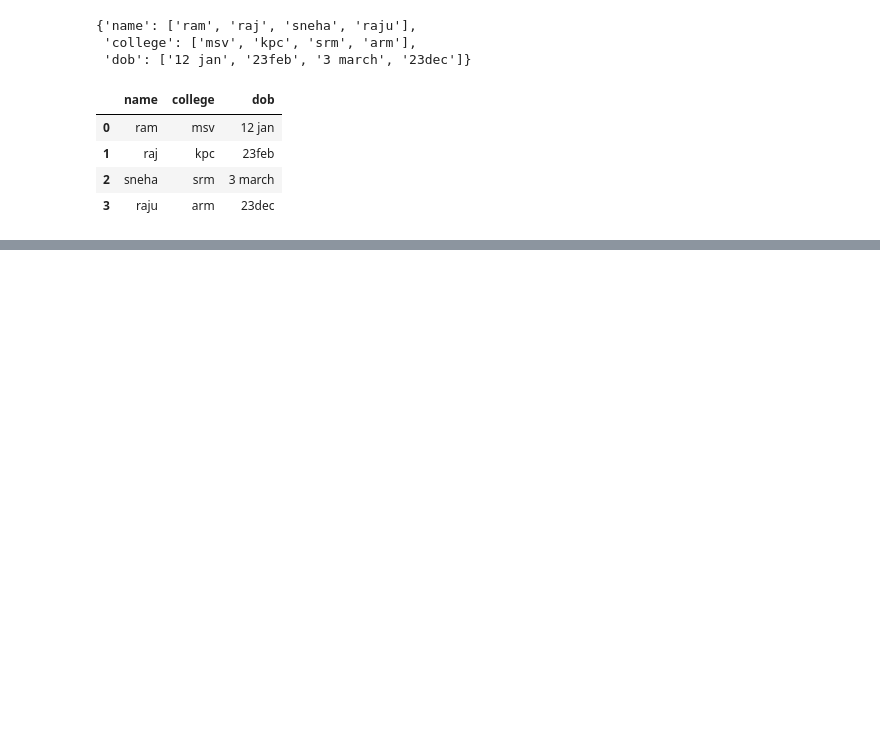
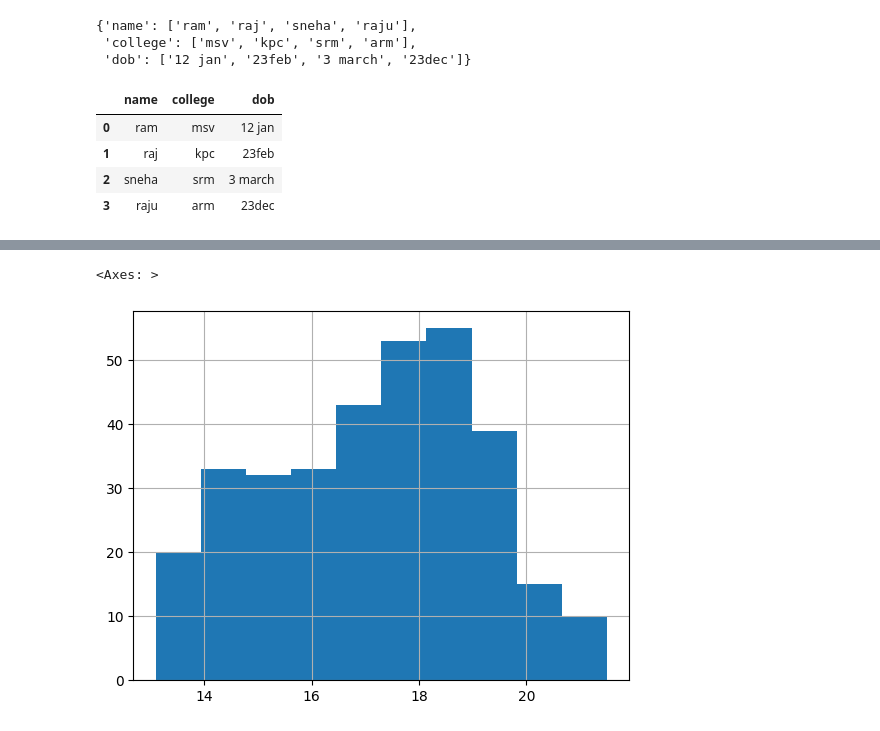
Before and after one commit to Aashutosh-Srivastava/Data-Science-Python, a Jupyter notebook: Data Analytics/pandas.ipynb, the cells around one changed output, grey strips where cells are left out. Cells and saved outputs as stored; diff of their text form; code cells hidden in the pictures; blank space fills up the shorter version.

```diff
--- a/Data Analytics/pandas.ipynb
+++ b/Data Analytics/pandas.ipynb
@@ -148,0 +299,3 @@ sdf
+# %%
+penguins.dropna(inplace = True)
+print(penguins.shape)
@@ -148,0 +432,2 @@ sdf
+# %%
+penguins['island'] = penguins['island'].astype('category')
@@ -148,0 +456,5 @@ sdf
+# %%
+penguins['bill_depth_mm'].hist()
+# %% [output]
+<Axes: >
+[figure, added]
```
Also changed, not shown: parts of 48 cells of this notebook, 1 other file.
